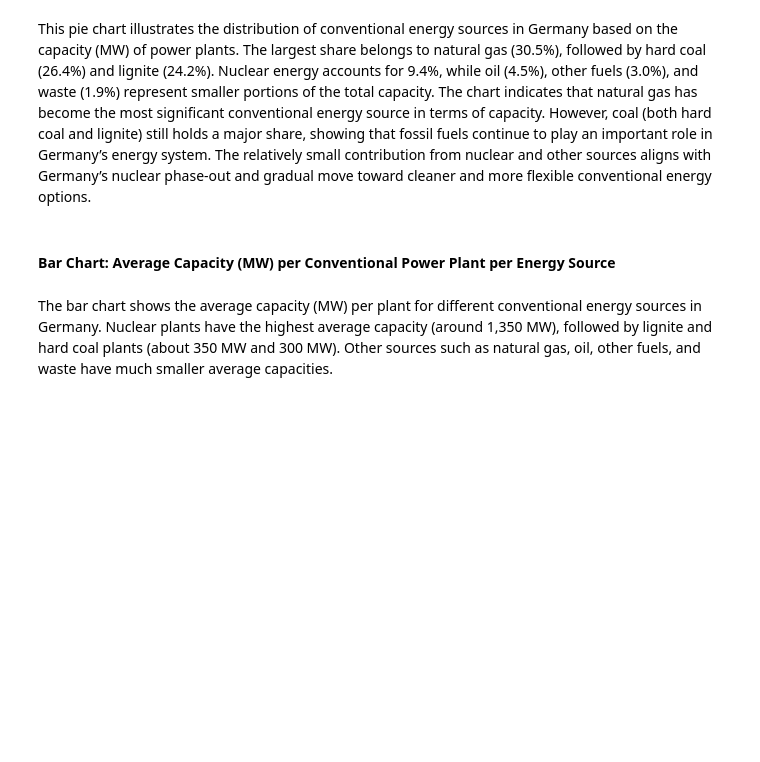
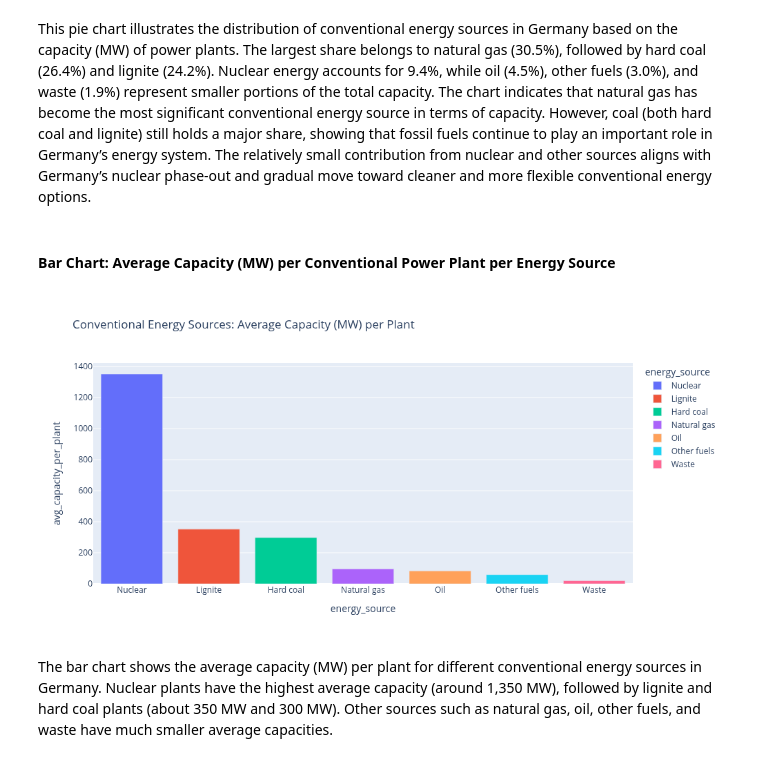
Before and after one commit to lilalaser/Work_in_Progress-Python_EDA_German_Power_Plants, a Jupyter notebook: Notebook_EDA_German_Power_Plants.ipynb, the cells around one changed output. Saved outputs shown, nothing was run; the diff lists cells and outputs as text; code cells hidden in the pictures; blank space fills up the shorter version.

```diff
--- a/Notebook_EDA_German_Power_Plants.ipynb
+++ b/Notebook_EDA_German_Power_Plants.ipynb
@@ -794,12 +803,14 @@ The chart indicates that natural gas has become the most significant conventiona
 # %%
 # Create a bar chart visualizing the average capacity per power plant per energy source
 fig = px.bar(conv_avg_cap_source, x='energy_source', y='avg_capacity_per_plant',
 	        color='energy_source',
                  title='Conventional Energy Sources: Average Capacity (MW) per Plant'
                 )
 fig.update_layout(width=1000, height=500)
 
-fig.show()
+show_fig(fig)
+# %% [output]
+[figure, added]
 # %% [markdown]
 The bar chart shows the average capacity (MW) per plant for different conventional energy sources in Germany. Nuclear plants have the highest average capacity (around 1,350 MW), followed by lignite and hard coal plants (about 350 MW and 300 MW). Other sources such as natural gas, oil, other fuels, and waste have much smaller average capacities.
 # %% [markdown]
```
Also changed, not shown: parts of 53 cells of this notebook.
